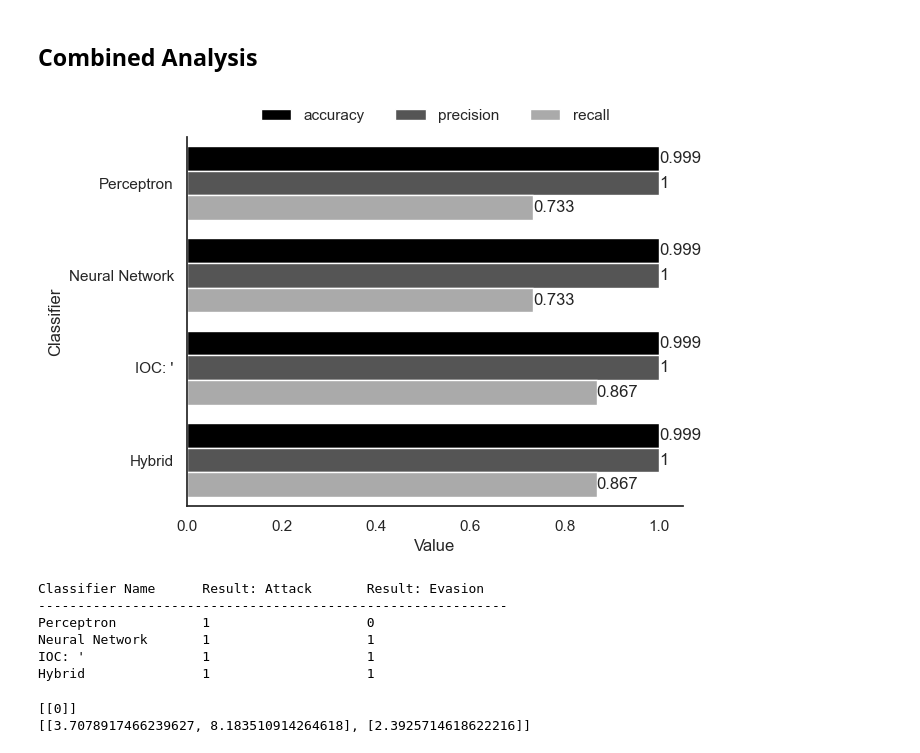
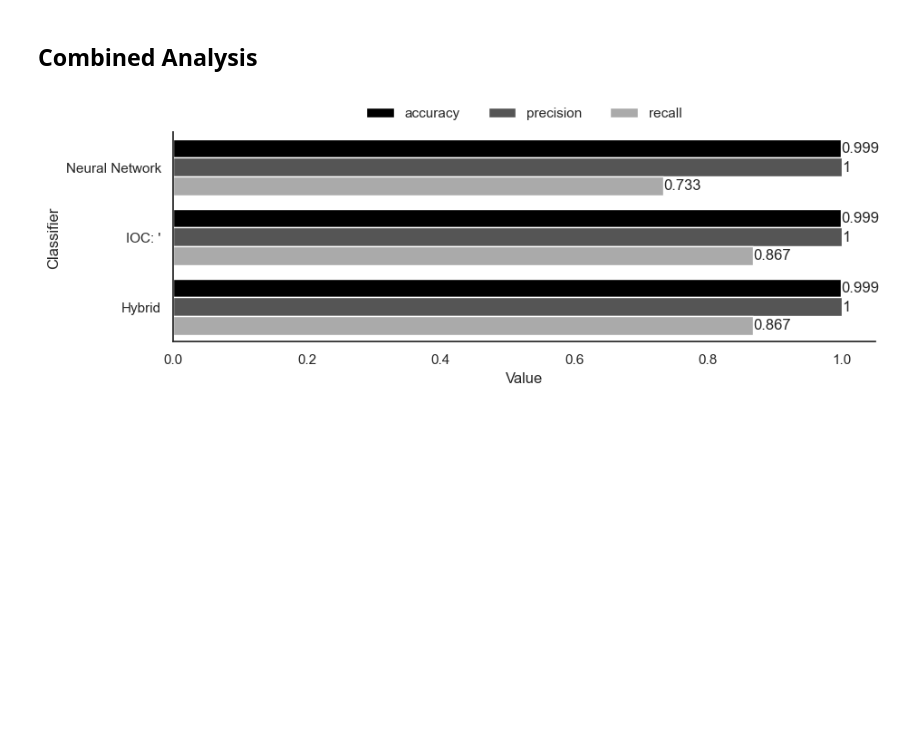
Before and after one commit to jdwhitaker/hybrid-vigor, a Jupyter notebook: main.ipynb, the cells around one changed output. Saved outputs shown, nothing was run; the diff lists cells and outputs as text; code cells hidden in the pictures; blank space fills up the shorter version.

```diff
--- a/main.ipynb
+++ b/main.ipynb
@@ -128,7 +128,7 @@ def create_ioc_classifier(ioc):
             return [x[index] for x in X]
     return classifier()
 
-def performance_barplot(classifiers, X_test, y_test, filename):
+def performance_barplot(classifiers, X_test, y_test, filename, figsize=None):
     X_test_vectorized = [path_to_vector(x) for x in X_test]
     sns.set_theme(style='white')
     palette = sns.blend_palette(colors[::-1], n_colors=4)
@@ -139,12 +139,16 @@ def performance_barplot(classifiers, X_test, y_test, filename):
             value = round(value, 3)
             rows.append([classifier_name, metric, value])
     df = pd.DataFrame(rows, columns=["Classifier", "Metric", "Value"])
+    if figsize:
+        _, ax = plt.subplots(figsize=(figsize))
+    else: ax = None
     ax = sns.barplot(
         x="Value",
         y="Classifier",
         hue='Metric',
         data=df,
-        palette=palette
+        palette=palette,
+        ax=ax
     )
     sns.move_legend(
         ax, "lower center",
@@ -154,28 +158,6 @@ def performance_barplot(classifiers, X_test, y_test, filename):
     for i in ax.containers:
         ax.bar_label(i,)
     ax.get_figure().savefig(filename, dpi=1024, bbox_inches="tight")
-
-def evade(classifier):
-    global attack, evasion
-    result_baseline = classifier.predict([path_to_vector(attack)])
-    result_evasion = classifier.predict([path_to_vector(attack + evasion)])
-    return (result_baseline, result_evasion)
-
-def trace(classifier, input):
-    outputs = []
-    intermediate_input = input
-    activation = lambda i: max(0,i)
-    for i in range(len(classifier.coefs_)):
-        coefficients = classifier.coefs_[i]
-        intercept = classifier.intercepts_[i]
-        intermediate_output = numpy.add(
-            numpy.dot(intermediate_input, coefficients),
-            intercept
-        )
-        intermediate_output = [activation(i) for i in intermediate_output]
-        outputs.append(intermediate_output)
-        intermediate_input = intermediate_output
-    return outputs
 
 def create_hybrid_classifier(ioc, neural_network):
     class classifier(BaseEstimator, ClassifierMixin):
@@ -190,8 +172,6 @@ def create_hybrid_classifier(ioc, neural_network):
             return output
     return classifier()
 
-try: os.mkdir('images/perceptron')
-except: pass
 try: os.mkdir('images/nn')
 except: pass
 try: os.mkdir('images/nn/node_a')
@@ -233,11 +213,3 @@ with open('data/no-quote/paths-malicious.txt', 'r') as f:
         path = path.strip()
         no_quote_X.append(path)
         no_quote_y.append(1)
-# %%
-# Train neural network models
-## Perceptron
-perceptron_classifier = MLPClassifier(hidden_layer_sizes=(), random_state=1234)
-perceptron_classifier.fit([path_to_vector(x) for x in X_train], y_train)
-## Neural Network
-nn_classifier = MLPClassifier(hidden_layer_sizes=(2,), random_state=1234)
-nn_classifier.fit([path_to_vector(x) for x in X_train], y_train)
@@ -374,40 +302,20 @@ performance_barplot(
 # %%
 hybrid_classifier = create_hybrid_classifier("'", nn_classifier)
 
 combined_classifiers =  {
-    'Perceptron': perceptron_classifier,
     'Neural Network': nn_classifier,
     "IOC: '": create_ioc_classifier("'"),
     "Hybrid": hybrid_classifier
 }
 performance_barplot(
     combined_classifiers,
     X_test,
     y_test,
-    'images/combined-performance.png'
+    'images/combined-performance.png',
+    figsize=(10,3)
 )
 # %% [output]
-[figure, old version]
+[figure, new version]
-# %%
-
-print('{a:20} {b:20} {c:20}'.format(a="Classifier Name", b="Result: Attack", c="Result: Evasion"))
-print('-'*60)
-for classifier_name, classifier in combined_classifiers.items():
-    result_basic, result_evasion = evade(classifier)
-    print(f'{classifier_name:20} {result_basic[0]:<20} {result_evasion[0]:<20}')
-# %% [output]
-Classifier Name      Result: Attack       Result: Evasion
-------------------------------------------------------------
-Perceptron           1                    0
-Neural Network       1                    1
-IOC: '               1                    1
-Hybrid               1                    1
-# %%
-pprint.pprint(trace(perceptron_classifier, path_to_vector(attack+evasion)))
-pprint.pprint(trace(nn_classifier, path_to_vector(attack+evasion)))
-# %% [output]
-[[0]]
-[[3.7078917466239627, 8.183510914264618], [2.3925714618622216]]
 # %%
 # Generalizeability on other kinds of sql vulnerabilities
 performance_barplot(
```
Also changed, not shown: parts of 11 cells of this notebook, 17 other files.
